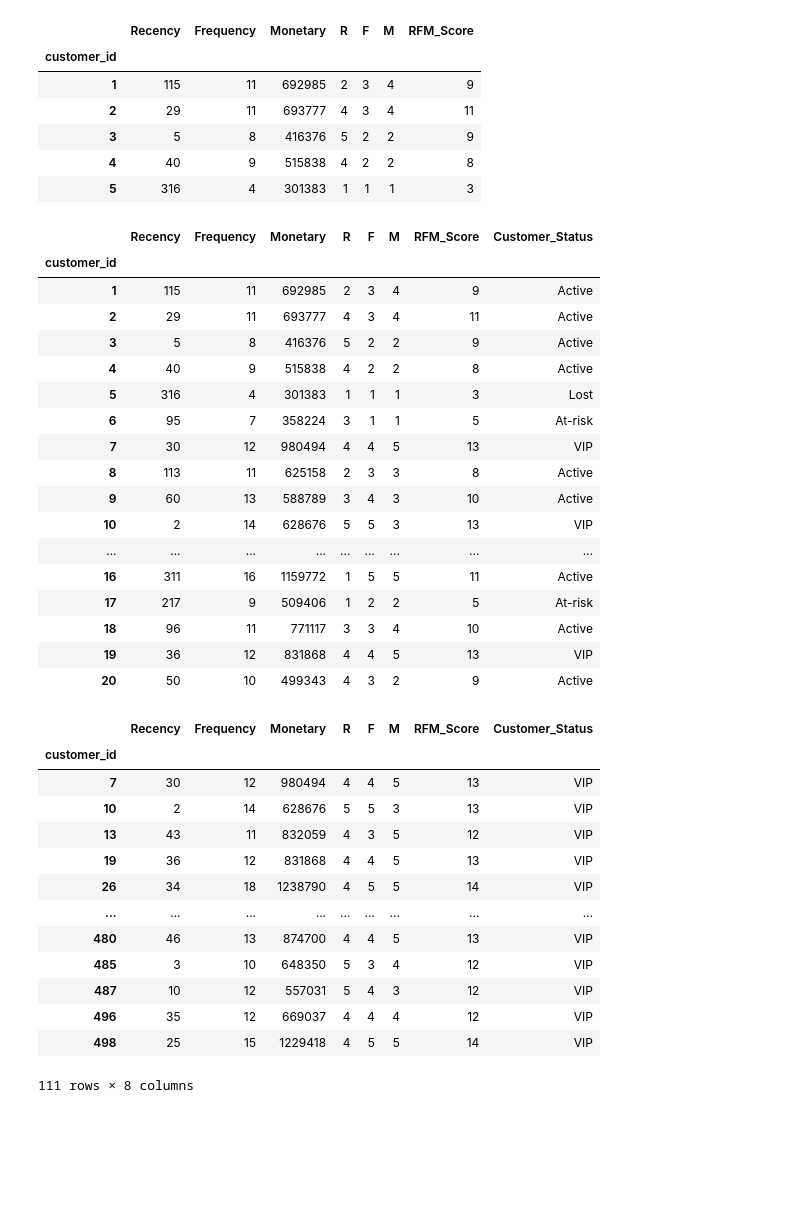
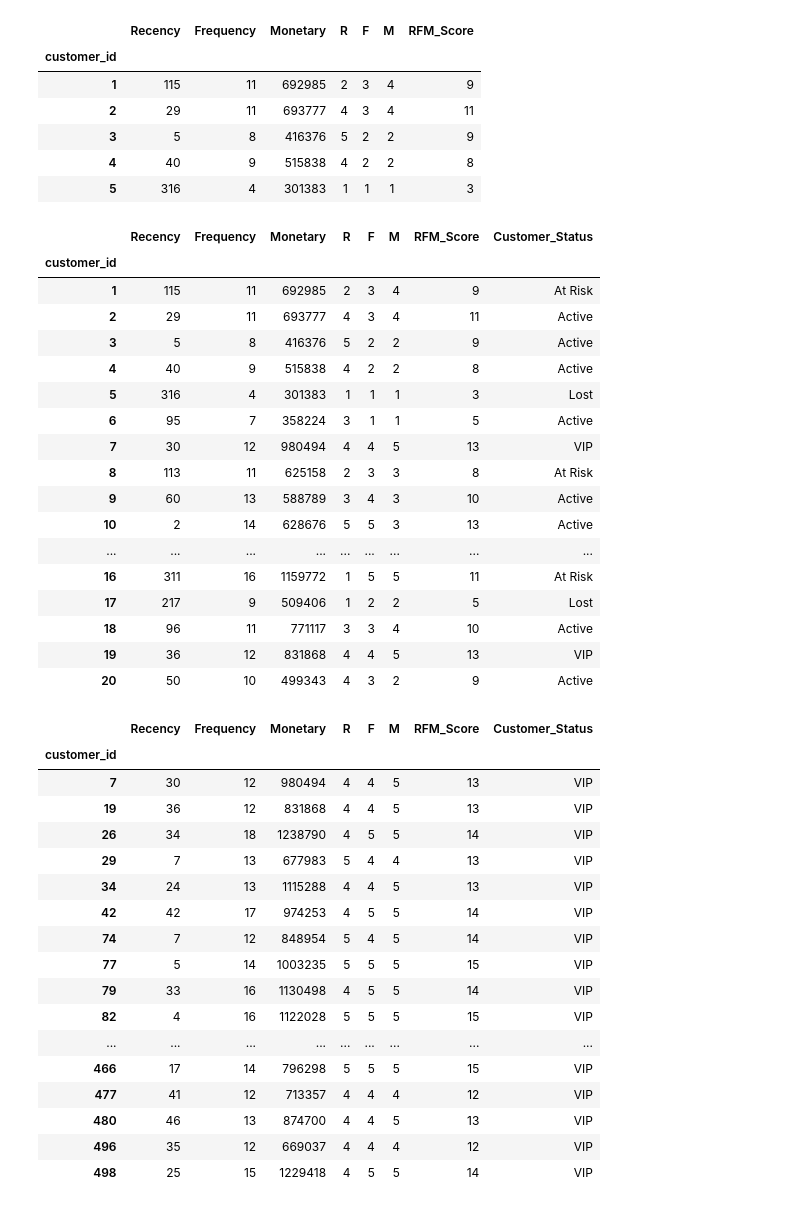
Before and after one commit to NewGencodeX/ecommerce-data-analysis, a Jupyter notebook: notebooks/rfm-analysis.ipynb, the cells around one changed output. Saved outputs shown, nothing was run; the diff lists cells and outputs as text; code cells hidden in the pictures; blank space fills up the shorter version.

```diff
--- a/notebooks/rfm-analysis.ipynb
+++ b/notebooks/rfm-analysis.ipynb
@@ -83,34 +83,34 @@ rfm_dataset.head()
 | 4 | 40 | 9 | 515838 | 4 | 2 | 2 | 8 |
 | 5 | 316 | 4 | 301383 | 1 | 1 | 1 | 3 |
 # %%
-def check_status(customer_score):
-    if customer_score  < 5:
-        return "Lost"
-    elif customer_score < 8:
-        return "At-risk"
-    elif customer_score < 12:
-        return "Active"
+def check_status(r, f, m):
+    if (r >= 4) and (f >= 4) and (m >= 4):
+        return 'VIP'
+    elif r >= 3:
+        return 'Active'
+    elif (r <= 2) and (f >= 3 or m >= 3):
+        return 'At Risk'
     else:
-        return "VIP"
+        return 'Lost'
 # %%
-rfm_dataset['Customer_Status'] = np.vectorize(check_status)(rfm_dataset['RFM_Score'])
+rfm_dataset['Customer_Status'] = np.vectorize(check_status)(rfm_dataset['R'], rfm_dataset['F'], rfm_dataset['M'])
 rfm_dataset.head(20)
 # %% [output]
 |  | Recency | Frequency | Monetary | R | F | M | RFM_Score | Customer_Status |
 | customer_id |  |  |  |  |  |  |  |  |
-| 1 | 115 | 11 | 692985 | 2 | 3 | 4 | 9 | Active |
+| 1 | 115 | 11 | 692985 | 2 | 3 | 4 | 9 | At Risk |
 | 2 | 29 | 11 | 693777 | 4 | 3 | 4 | 11 | Active |
 | 3 | 5 | 8 | 416376 | 5 | 2 | 2 | 9 | Active |
 | 4 | 40 | 9 | 515838 | 4 | 2 | 2 | 8 | Active |
 | 5 | 316 | 4 | 301383 | 1 | 1 | 1 | 3 | Lost |
-| 6 | 95 | 7 | 358224 | 3 | 1 | 1 | 5 | At-risk |
+| 6 | 95 | 7 | 358224 | 3 | 1 | 1 | 5 | Active |
 | 7 | 30 | 12 | 980494 | 4 | 4 | 5 | 13 | VIP |
-| 8 | 113 | 11 | 625158 | 2 | 3 | 3 | 8 | Active |
+| 8 | 113 | 11 | 625158 | 2 | 3 | 3 | 8 | At Risk |
 | 9 | 60 | 13 | 588789 | 3 | 4 | 3 | 10 | Active |
-| 10 | 2 | 14 | 628676 | 5 | 5 | 3 | 13 | VIP |
+| 10 | 2 | 14 | 628676 | 5 | 5 | 3 | 13 | Active |
 | ... | ... | ... | ... | ... | ... | ... | ... | ... |
-| 16 | 311 | 16 | 1159772 | 1 | 5 | 5 | 11 | Active |
-| 17 | 217 | 9 | 509406 | 1 | 2 | 2 | 5 | At-risk |
+| 16 | 311 | 16 | 1159772 | 1 | 5 | 5 | 11 | At Risk |
+| 17 | 217 | 9 | 509406 | 1 | 2 | 2 | 5 | Lost |
 | 18 | 96 | 11 | 771117 | 3 | 3 | 4 | 10 | Active |
 | 19 | 36 | 12 | 831868 | 4 | 4 | 5 | 13 | VIP |
 | 20 | 50 | 10 | 499343 | 4 | 3 | 2 | 9 | Active |
@@ -121,17 +121,21 @@ VIP_customers
 |  | Recency | Frequency | Monetary | R | F | M | RFM_Score | Customer_Status |
 | customer_id |  |  |  |  |  |  |  |  |
 | 7 | 30 | 12 | 980494 | 4 | 4 | 5 | 13 | VIP |
-| 10 | 2 | 14 | 628676 | 5 | 5 | 3 | 13 | VIP |
-| 13 | 43 | 11 | 832059 | 4 | 3 | 5 | 12 | VIP |
 | 19 | 36 | 12 | 831868 | 4 | 4 | 5 | 13 | VIP |
 | 26 | 34 | 18 | 1238790 | 4 | 5 | 5 | 14 | VIP |
+| 29 | 7 | 13 | 677983 | 5 | 4 | 4 | 13 | VIP |
+| 34 | 24 | 13 | 1115288 | 4 | 4 | 5 | 13 | VIP |
+| 42 | 42 | 17 | 974253 | 4 | 5 | 5 | 14 | VIP |
+| 74 | 7 | 12 | 848954 | 5 | 4 | 5 | 14 | VIP |
+| 77 | 5 | 14 | 1003235 | 5 | 5 | 5 | 15 | VIP |
+| 79 | 33 | 16 | 1130498 | 4 | 5 | 5 | 14 | VIP |
+| 82 | 4 | 16 | 1122028 | 5 | 5 | 5 | 15 | VIP |
 | ... | ... | ... | ... | ... | ... | ... | ... | ... |
+| 466 | 17 | 14 | 796298 | 5 | 5 | 5 | 15 | VIP |
+| 477 | 41 | 12 | 713357 | 4 | 4 | 4 | 12 | VIP |
 | 480 | 46 | 13 | 874700 | 4 | 4 | 5 | 13 | VIP |
-| 485 | 3 | 10 | 648350 | 5 | 3 | 4 | 12 | VIP |
-| 487 | 10 | 12 | 557031 | 5 | 4 | 3 | 12 | VIP |
 | 496 | 35 | 12 | 669037 | 4 | 4 | 4 | 12 | VIP |
 | 498 | 25 | 15 | 1229418 | 4 | 5 | 5 | 14 | VIP |
-111 rows × 8 columns
 # %%
 active_customers = rfm_dataset[rfm_dataset['Customer_Status'] == 'Active']
 active_customers
```
Also changed, not shown: parts of 5 cells of this notebook, 5 other files.
